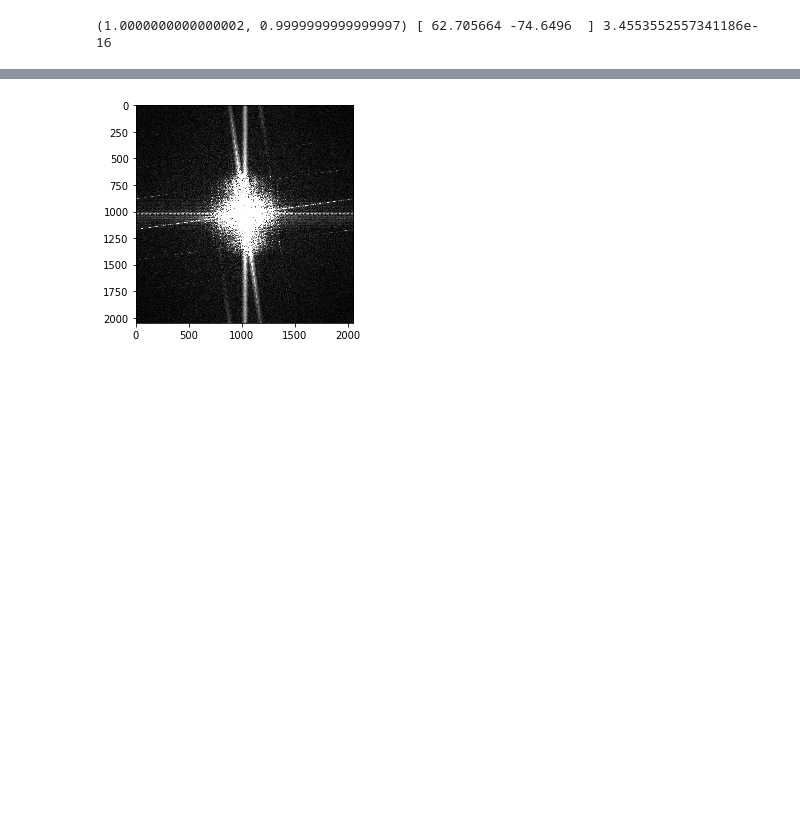
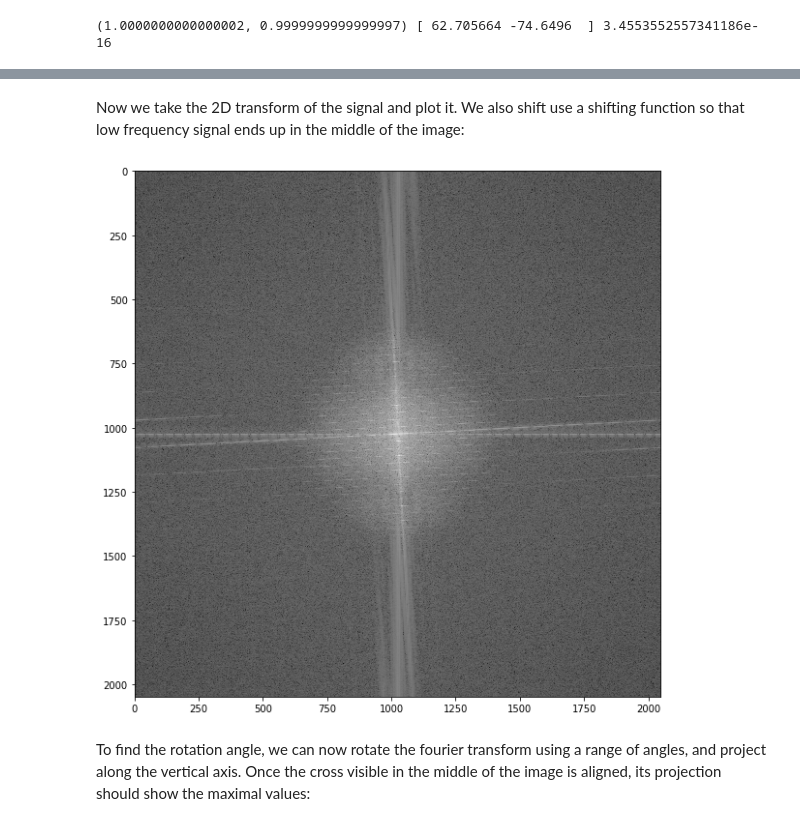
Before and after one commit to guiwitz/Python_image_processing, a Jupyter notebook: 12-Registration.ipynb, the cells around one changed output, grey strips where cells are left out. Cells and saved outputs as stored; diff of their text form; code cells hidden in the pictures; blank space fills up the shorter version.

```diff
--- a/12-Registration.ipynb
+++ b/12-Registration.ipynb
@@ -132 +193,15 @@ print(model_robust.scale, model_robust.translation, model_robust.rotation)
+# %%
+image_pad = np.pad(image_rotate,((0,0),(image_rotate.shape[0]-image_rotate.shape[1],0)),mode = 'constant',constant_values = 0)
+# %% [markdown]
+Now we take the 2D transform of the signal and plot it. We also shift use a shifting function so that low frequency signal ends up in the middle of the image:
+# %%
+f0 = np.fft.fftshift(np.abs(np.fft.fft2(image_pad)))
+
+plt.figure(figsize=(10,10))
+plt.imshow(np.log(f0))
+plt.show()
+# %% [output]
+[figure, added]
+# %% [markdown]
+To find the rotation angle, we can now rotate the fourier transform using a range of angles, and project along the vertical axis. Once the cross visible in the middle of the image is aligned, its projection should show the maximal values:
 # %%
@@ -148,9 +217,4 @@ for i in np.arange(-10,10,1):
 angle = np.arange(-10,10,1)[np.argmax(allproj)]
-# %%
-plt.imshow(f0,vmax = 1000000)
-plt.show()
-# %% [output]
-[figure, removed]
 # %%
 angle
 # %% [output]
```
Also changed, not shown: parts of 13 cells of this notebook, 6 other files.
